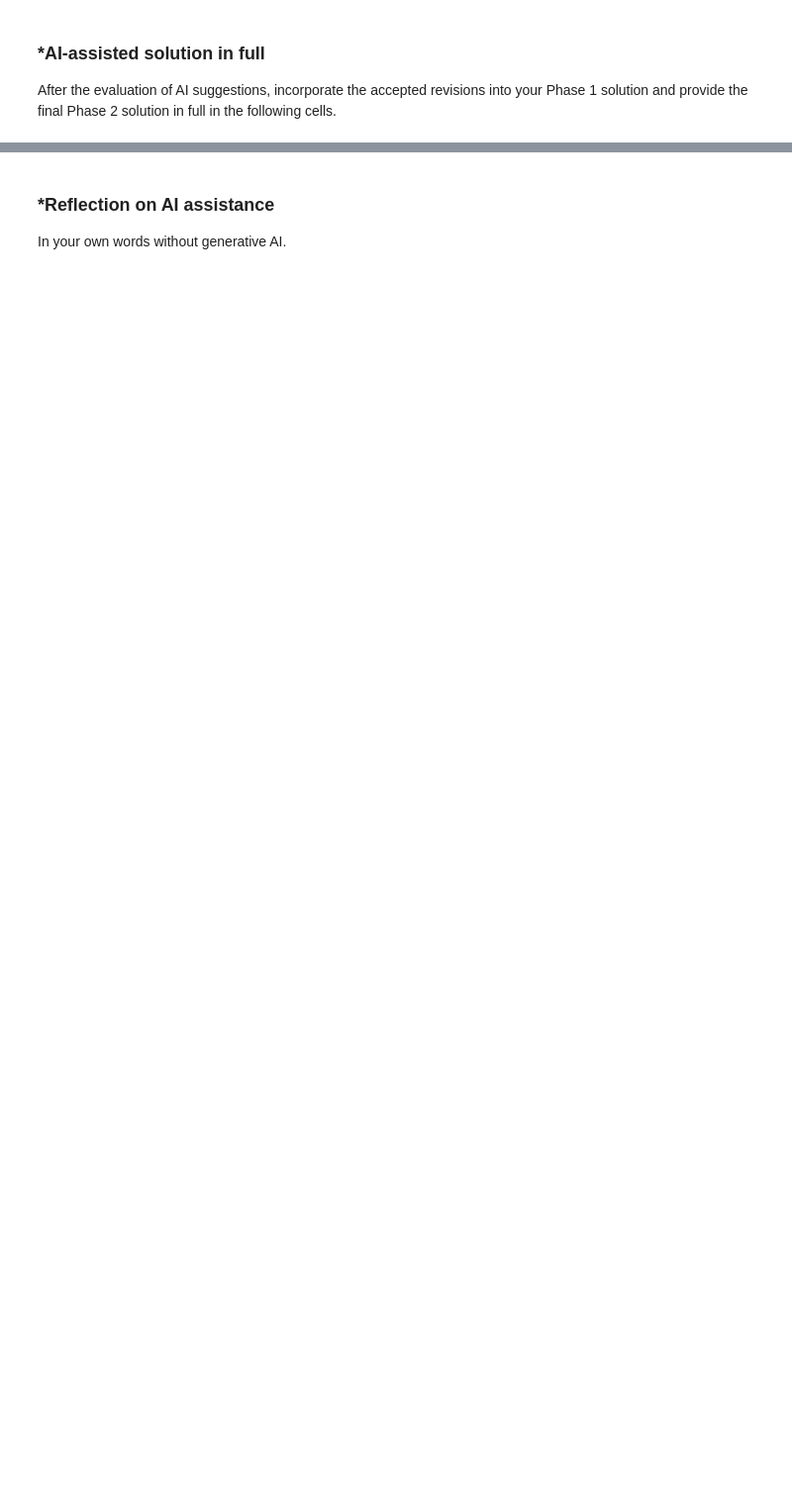
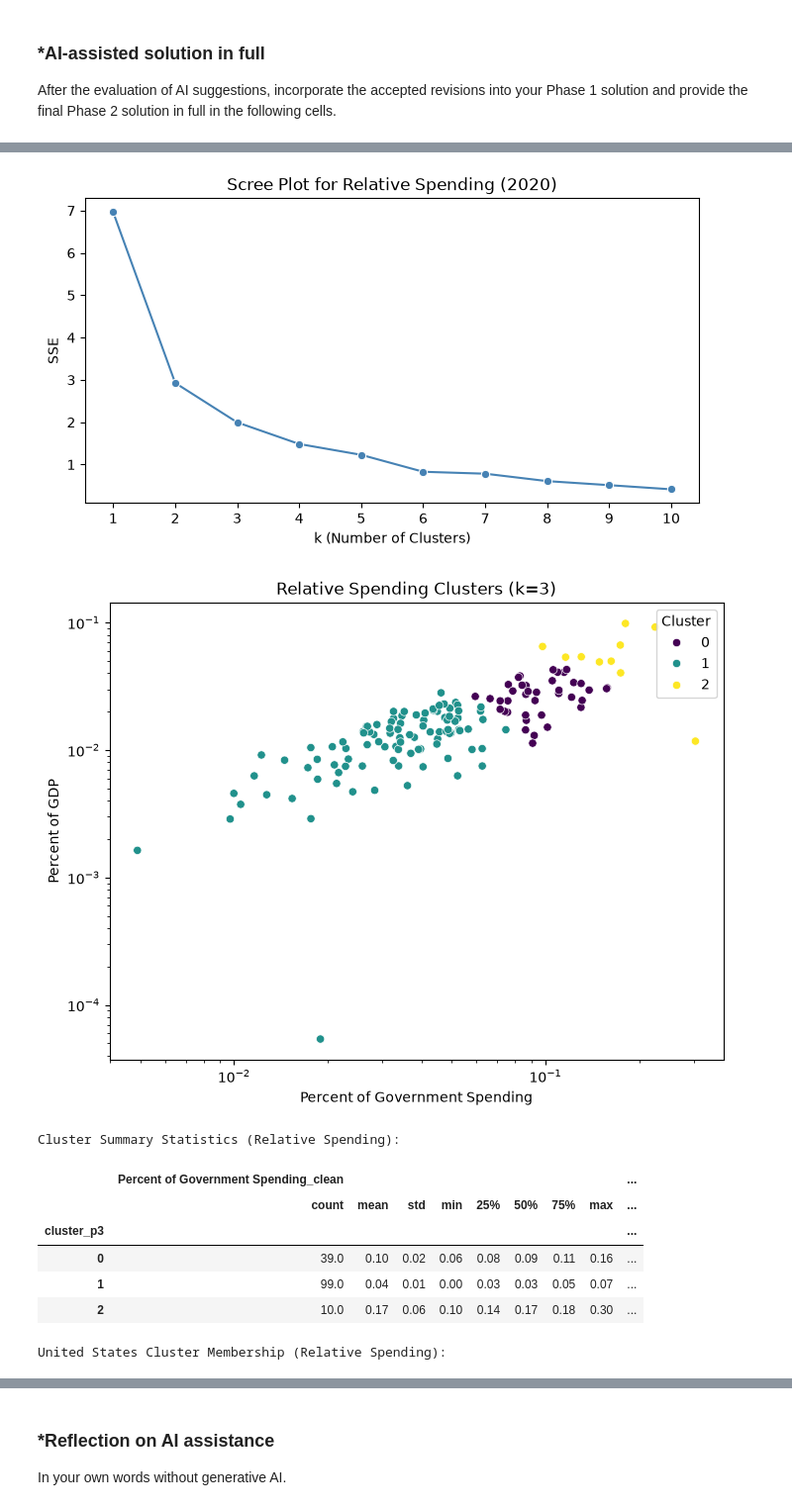
Before and after one commit to Brustachio/A04-clustering, a Jupyter notebook: notebook.ipynb, the cells around one changed output, grey strips where cells are left out. Shown at 99% size. Drawn from its saved outputs; the diff is of its cells as text; code cells hidden in the pictures; blank space fills up the shorter version.

```diff
--- a/notebook.ipynb
+++ b/notebook.ipynb
@@ -456,0 +684,79 @@ After the evaluation of AI suggestions, incorporate the accepted revisions into
+# %%
+# Q2 Part 3: Clustering on Percent of Government Spending and Percent of GDP
+
+# Isolate and Max-Min Normalize the relative spending features
+features_p3 = ['Percent of Government Spending_clean', 'Percent of GDP_clean']
+X_p3 = df_model[features_p3]
+
+scaler3 = MinMaxScaler()
+X_p3_scaled = pd.DataFrame(
+    scaler3.fit_transform(X_p3),
+    columns=features_p3,
+    index=df_model.index
+)
+
+# Scree plot to determine the optimal k
+ks = np.arange(1, 11)
+SSE3 = []
+
+for k in ks:
+    model = KMeans(n_clusters=k, n_init='auto', random_state=42)
+    model.fit(X_p3_scaled)
+    SSE3.append(model.inertia_)
+
+plt.figure(figsize=(8, 4))
+sns.lineplot(x=ks, y=SSE3, marker='o', color='steelblue')
+plt.title('Scree Plot for Relative Spending (2020)')
+plt.xlabel('k (Number of Clusters)')
+plt.ylabel('SSE')
+plt.xticks(ks)
+plt.show()
+
+# Selecting k based on the elbow
+optimal_k3 = 3
+
+# K-means clustering and Scatter plot
+kmeans3 = KMeans(n_clusters=optimal_k3, n_init='auto', random_state=42)
+df_model['cluster_p3'] = kmeans3.fit_predict(X_p3_scaled)
+
+plt.figure(figsize=(8, 6))
+sns.scatterplot(
+    data=df_model,
+    x='Percent of Government Spending_clean',
+    y='Percent of GDP_clean',
+    hue='cluster_p3',
+    palette='viridis'
+)
+plt.title(f'Relative Spending Clusters (k={optimal_k3})')
+plt.xlabel('Percent of Government Spending')
+plt.ylabel('Percent of GDP')
+plt.legend(title='Cluster')
+
+
+# IMPROVEMENT 1: Apply logarithmic scale to un-stretch the outlier tail
+plt.xscale('log')
+plt.yscale('log')
+
+plt.show()
+
+# Compute describe table conditional on cluster membership
+print("Cluster Summary Statistics (Relative Spending):")
+cluster_stats3 = df_model.groupby('cluster_p3')[features_p3].describe().round(2)
+display(cluster_stats3)
+
+# Find where the United States is located
+if 'Country' in df_model.columns:
+    us_data3 = df_model[df_model['Country'].str.contains('United States', na=False, case=False)]
+    print("\nUnited States Cluster Membership (Relative Spending):")
+    display(us_data3[['Country', 'cluster_p3'] + features_p3])
+# %% [output]
+[figure, added]
+[figure, added]
+Cluster Summary Statistics (Relative Spending):
+|  | Percent of Government Spending_clean |  |  |  |  |  |  |  | ... |
+|  | count | mean | std | min | 25% | 50% | 75% | max | ... |
+| cluster_p3 |  |  |  |  |  |  |  |  | ... |
+| 0 | 39.0 | 0.10 | 0.02 | 0.06 | 0.08 | 0.09 | 0.11 | 0.16 | ... |
+| 1 | 99.0 | 0.04 | 0.01 | 0.00 | 0.03 | 0.03 | 0.05 | 0.07 | ... |
+| 2 | 10.0 | 0.17 | 0.06 | 0.10 | 0.14 | 0.17 | 0.18 | 0.30 | ... |
+United States Cluster Membership (Relative Spending):
```
Also changed, not shown: parts of 23 cells of this notebook.
